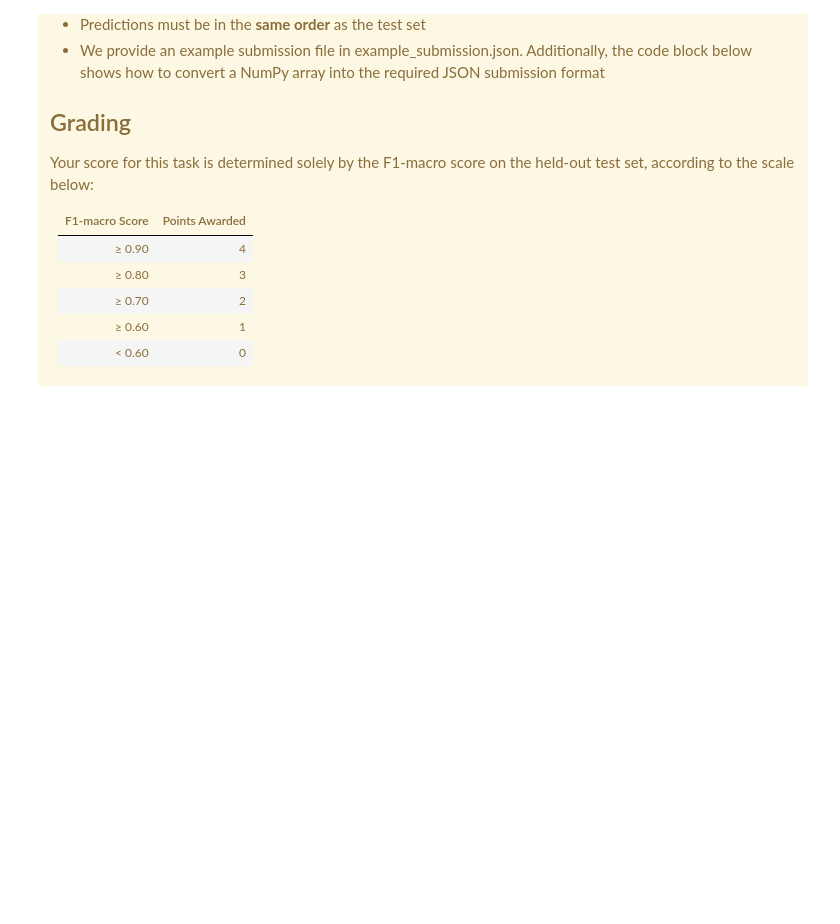
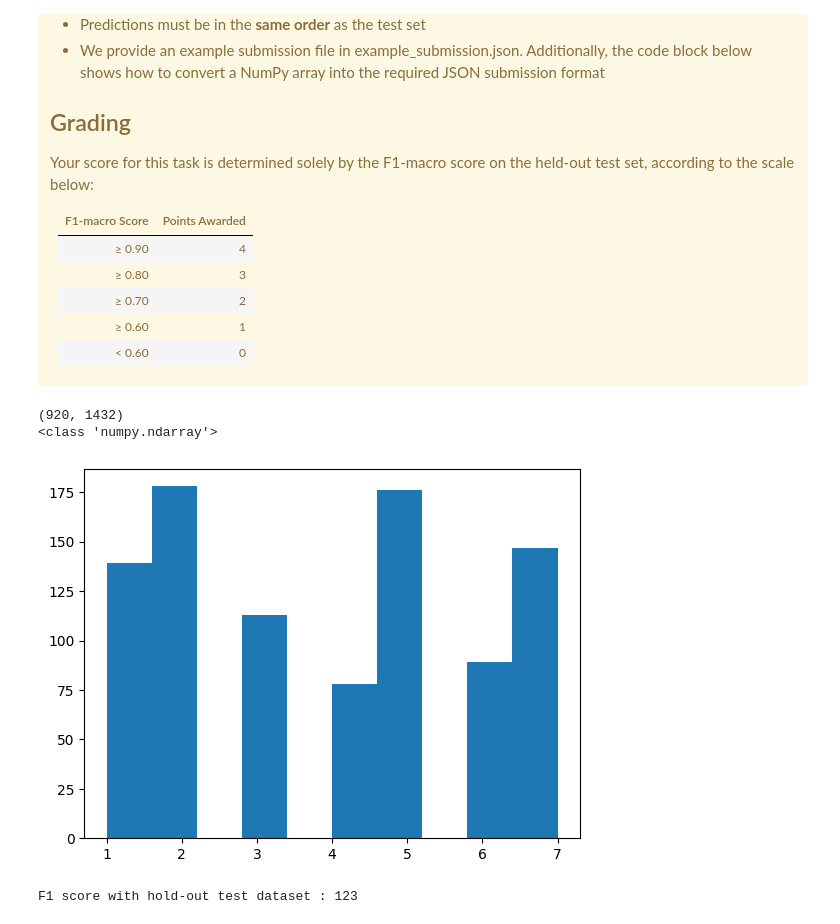
Before and after one commit to masto12/multimodal-exercise-classification, a Jupyter notebook: project-work-MEx-classification.ipynb, the cells around one changed output. Saved outputs shown, nothing was run; the diff lists cells and outputs as text; code cells hidden in the pictures; blank space fills up the shorter version.

```diff
--- a/project-work-MEx-classification.ipynb
+++ b/project-work-MEx-classification.ipynb
@@ -488,3 +1245,31 @@ Your score for this task is determined solely by the F1-macro score on the held-
+# %%
+# Implement your test set predicition in here
+
+df_test = pd.read_csv('mex_features_test_no_labels.csv')
+X_test = df_test.values
+#columns_to_drop = ['subject_id', 'exercise']
+#X_test = test_df.drop(columns=columns_to_drop, axis=1).values()
+print(X_test.shape)
+print(type(X_test))
+
+# Train best model
+mdl = Pipeline([
+    ("scaler", StandardScaler()),
+    ("clf", SVC(kernel="linear", class_weight="balanced"))
+])
+mdl.fit(X_train, y_train)
+
+# Predict and score
+yhat = mdl.predict(X_test)
+f1_score = 123
+
+plt.hist(yhat)
+plt.show()
+# %% [output]
+(920, 1432)
+<class 'numpy.ndarray'>
+[figure, added]
+F1 score with hold-out test dataset : 123
 # %%
 # Save predictions as json for submission
 import json
```
Also changed, not shown: parts of 13 cells of this notebook.
